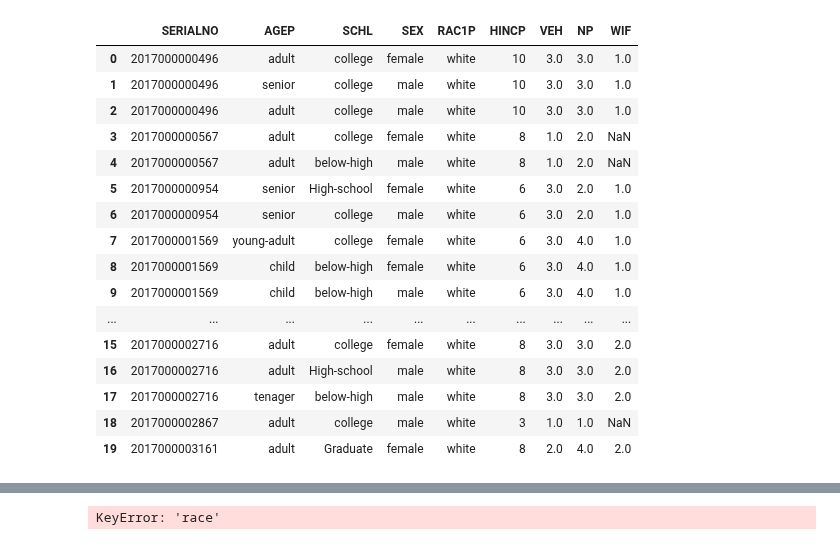
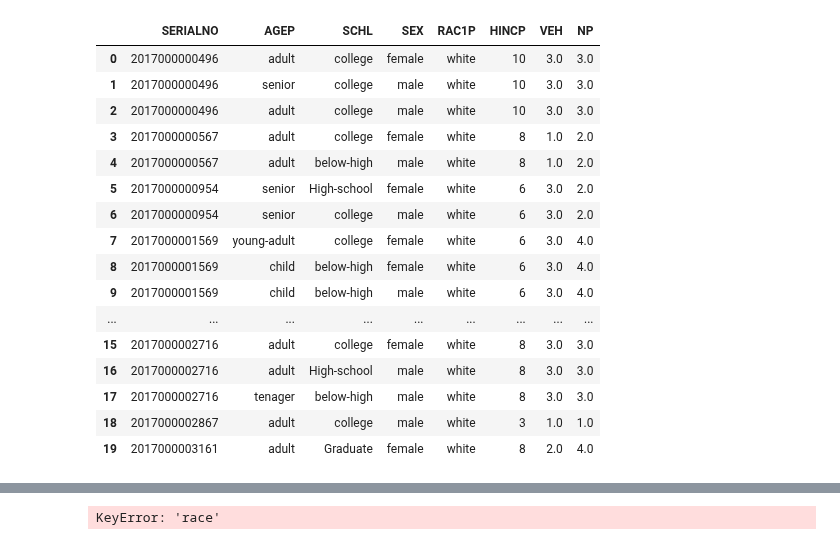
Before and after one commit to abuudarda/synthetic-population-simulation, a Jupyter notebook: CA-data/pums/pums_data_parser.ipynb, the cells around one changed output, grey strips where cells are left out. Cells and saved outputs as stored; diff of their text form; code cells hidden in the pictures.

```diff
--- a/CA-data/pums/pums_data_parser.ipynb
+++ b/CA-data/pums/pums_data_parser.ipynb
@@ -57,11 +57,15 @@ def translateInc(inc):
     elif inc<200000 : return '9'
     elif inc>=200000 : return '10'
     else : return '0'
+
+def translateVEH(veh):
+    if(veh>=3) : return 3
+    return veh
 # %%
 col_list = ["SEX", "RAC1P", "AGEP","SCHL", "SERIALNO"]
 pums_data = pd.read_csv("psam_p46.csv",usecols=col_list)
-hh_data = pd.read_csv("psam_h46.csv", usecols=["SERIALNO","HINCP","VEH","NP","WIF"])
-pums_data=pums_data.merge(hh_data[["SERIALNO","HINCP","VEH","NP","WIF"]],
+hh_data = pd.read_csv("psam_h46.csv", usecols=["SERIALNO","HINCP","VEH","NP"])
+pums_data=pums_data.merge(hh_data[["SERIALNO","HINCP","VEH","NP"]],
                           on="SERIALNO", how='left')
-pums_data['VEH'].value_counts()
+pums_data['NP'].value_counts()
 # %% [output]
@@ -76,39 +90,40 @@ Name: VEH, dtype: int64
 # %%
 # only read the columns that we are interested as the CSV file is too large
 # col_list = ["SEX", "RAC1P", "AGEP","SCHL", "SERIALNO"]
 # pums_data = pd.read_csv("psam_p46.csv", usecols=col_list)
 # hh_data = pd.read_csv("psam_h46.csv", usecols=["SERIALNO"])
 
 # construct caegorical data from numerical data that comes from pums
 pums_data['AGEP'] = pums_data.apply(lambda row: translateAge(row['AGEP']), axis=1)
 pums_data['SEX'] = pums_data.apply(lambda row: translateSex(row['SEX']), axis=1)
 pums_data['RAC1P'] = pums_data.apply(lambda row: translateRace(row['RAC1P']), axis=1)
 pums_data['SCHL'] = pums_data.apply(lambda row: translateEduc(row['SCHL']), axis=1)
 pums_data['HINCP'] = pums_data.apply(lambda row: translateInc(row['HINCP']), axis=1)
+pums_data['VEH'] = pums_data.apply(lambda row: translateVEH(row['VEH']), axis=1)
 # pums_data['house_no'] = pums_data.apply(lambda row: translateRace(row['SERIALNO']), axis=1)
 
 
 # view the data to see if the categorization is accurate
 pums_data.head(20)
 # hh_data.columns.tolist()
 # %% [output]
-|  | SERIALNO | AGEP | SCHL | SEX | RAC1P | HINCP | VEH | NP | WIF |
-| 0 | 2017000000496 | adult | college | female | white | 10 | 3.0 | 3.0 | 1.0 |
-| 1 | 2017000000496 | senior | college | male | white | 10 | 3.0 | 3.0 | 1.0 |
-| 2 | 2017000000496 | adult | college | male | white | 10 | 3.0 | 3.0 | 1.0 |
-| 3 | 2017000000567 | adult | college | female | white | 8 | 1.0 | 2.0 | NaN |
-| 4 | 2017000000567 | adult | below-high | male | white | 8 | 1.0 | 2.0 | NaN |
-| 5 | 2017000000954 | senior | High-school | female | white | 6 | 3.0 | 2.0 | 1.0 |
-| 6 | 2017000000954 | senior | college | male | white | 6 | 3.0 | 2.0 | 1.0 |
-| 7 | 2017000001569 | young-adult | college | female | white | 6 | 3.0 | 4.0 | 1.0 |
-| 8 | 2017000001569 | child | below-high | female | white | 6 | 3.0 | 4.0 | 1.0 |
-| 9 | 2017000001569 | child | below-high | male | white | 6 | 3.0 | 4.0 | 1.0 |
-| ... | ... | ... | ... | ... | ... | ... | ... | ... | ... |
-| 15 | 2017000002716 | adult | college | female | white | 8 | 3.0 | 3.0 | 2.0 |
-| 16 | 2017000002716 | adult | High-school | male | white | 8 | 3.0 | 3.0 | 2.0 |
-| 17 | 2017000002716 | tenager | below-high | male | white | 8 | 3.0 | 3.0 | 2.0 |
-| 18 | 2017000002867 | adult | college | male | white | 3 | 1.0 | 1.0 | NaN |
-| 19 | 2017000003161 | adult | Graduate | female | white | 8 | 2.0 | 4.0 | 2.0 |
+|  | SERIALNO | AGEP | SCHL | SEX | RAC1P | HINCP | VEH | NP |
+| 0 | 2017000000496 | adult | college | female | white | 10 | 3.0 | 3.0 |
+| 1 | 2017000000496 | senior | college | male | white | 10 | 3.0 | 3.0 |
+| 2 | 2017000000496 | adult | college | male | white | 10 | 3.0 | 3.0 |
+| 3 | 2017000000567 | adult | college | female | white | 8 | 1.0 | 2.0 |
+| 4 | 2017000000567 | adult | below-high | male | white | 8 | 1.0 | 2.0 |
+| 5 | 2017000000954 | senior | High-school | female | white | 6 | 3.0 | 2.0 |
+| 6 | 2017000000954 | senior | college | male | white | 6 | 3.0 | 2.0 |
+| 7 | 2017000001569 | young-adult | college | female | white | 6 | 3.0 | 4.0 |
+| 8 | 2017000001569 | child | below-high | female | white | 6 | 3.0 | 4.0 |
+| 9 | 2017000001569 | child | below-high | male | white | 6 | 3.0 | 4.0 |
+| ... | ... | ... | ... | ... | ... | ... | ... | ... |
+| 15 | 2017000002716 | adult | college | female | white | 8 | 3.0 | 3.0 |
+| 16 | 2017000002716 | adult | High-school | male | white | 8 | 3.0 | 3.0 |
+| 17 | 2017000002716 | tenager | below-high | male | white | 8 | 3.0 | 3.0 |
+| 18 | 2017000002867 | adult | college | male | white | 3 | 1.0 | 1.0 |
+| 19 | 2017000003161 | adult | Graduate | female | white | 8 | 2.0 | 4.0 |
 # %%
 pums_data.to_csv("temp_pums.csv")
 hh_data.to_csv("temp_hh.csv")
```
Also changed, not shown: parts of 2 cells of this notebook, 8 other files.
